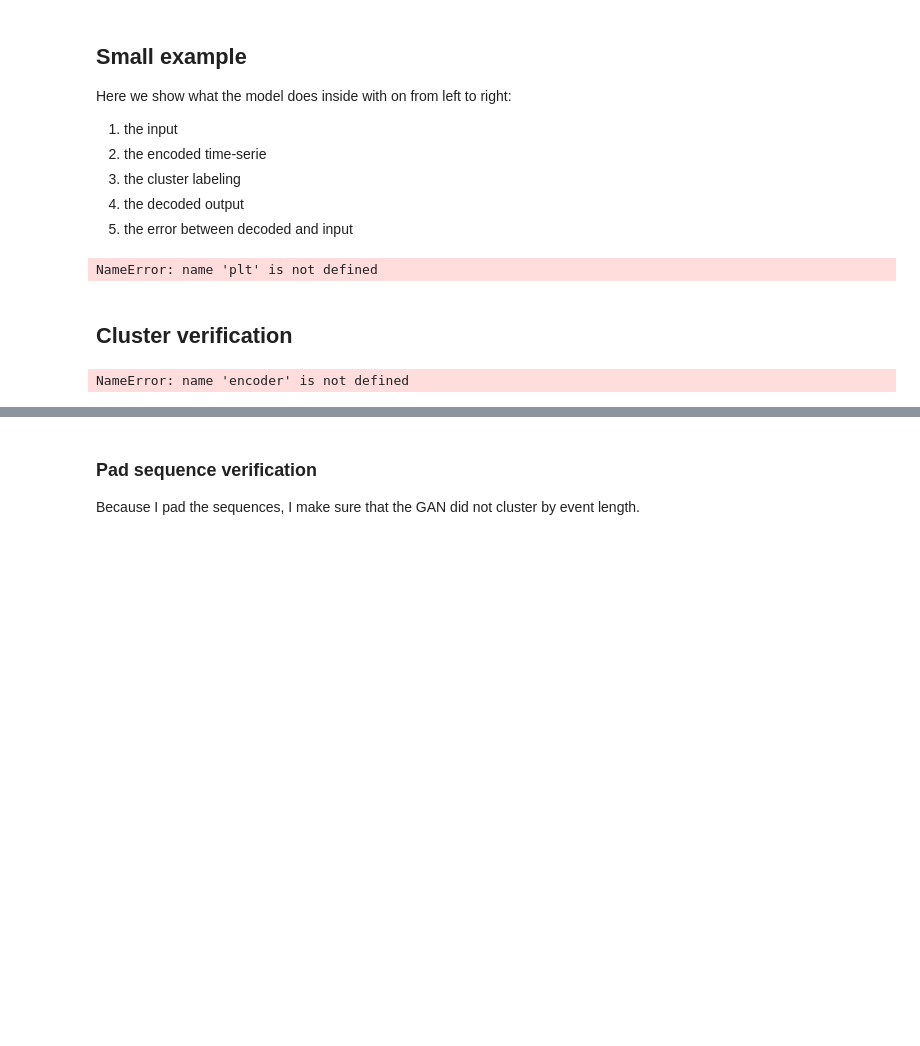
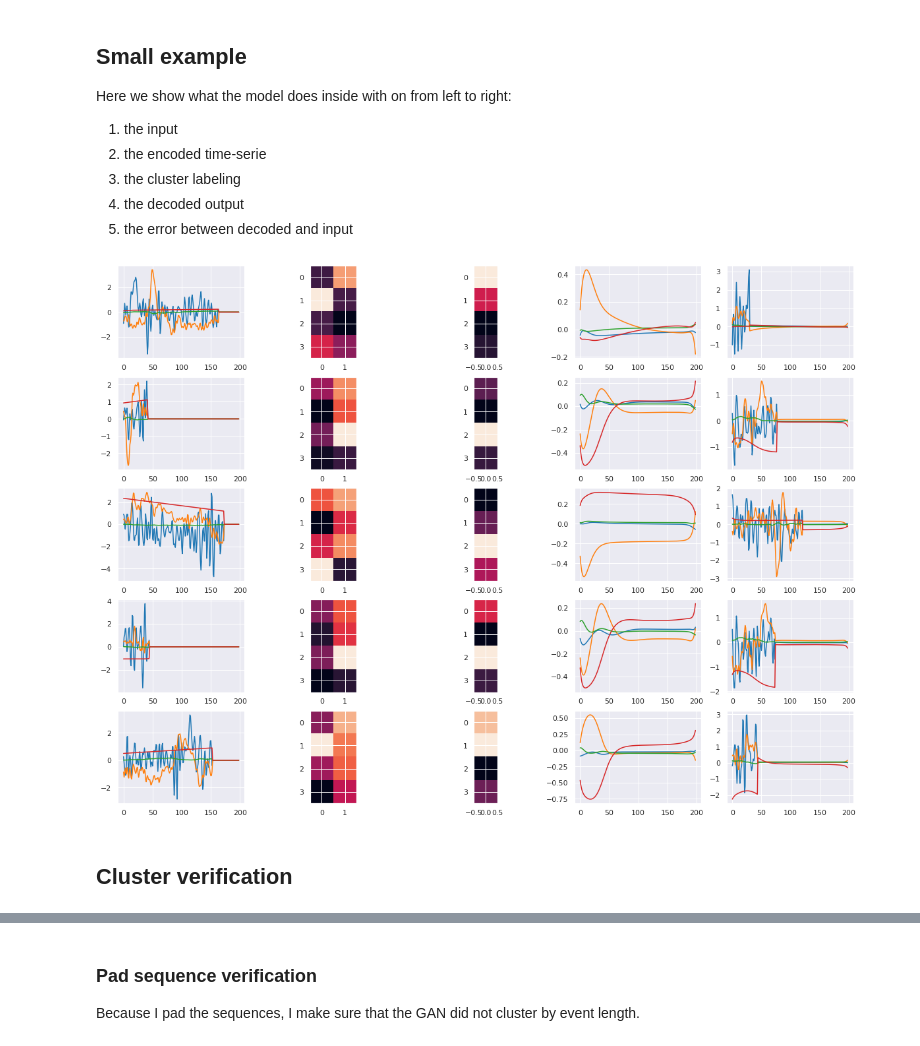
Before and after one commit to sqrx-mckl/driver_behaviour, a Jupyter notebook: notebooks/4_clustering_gan.ipynb, the cells around one changed output, grey strips where cells are left out. Saved outputs shown, nothing was run; the diff lists cells and outputs as text; code cells hidden in the pictures; blank space fills up the shorter version.

```diff
--- a/notebooks/4_clustering_gan.ipynb
+++ b/notebooks/4_clustering_gan.ipynb
@@ -426,28 +421,26 @@ Here we show what the model does inside with on from left to right:
 # %%
 test_batch = 5
 
 fig, axes = plt.subplots(nrows=test_batch, ncols=5)
 fig.set_size_inches(20, 3 * test_batch)
 
 random_batch = np.random.randint(len(test_x), size=test_batch)
 (dec, rep, cat, error) = encoder.predict(test_x[random_batch])
 
 for i in range(test_batch):
     axes[i,0].plot(test_x[i])
-    axes[i,1].imshow(rep[i].reshape(8,4))
+    axes[i,1].imshow(rep[i].reshape(input_dim,int(latent_dim/input_dim)))
     axes[i,2].imshow(cat[i].reshape(cat_dim, 1))
     axes[i,3].plot(dec[i])
     axes[i,4].plot(error[i])
 
 fig.show()
 # %% [output]
-NameError: name 'plt' is not defined
+[figure, added]
 # %% [markdown]
 ## Cluster verification
 # %%
-(dec, rep, cat, error) = encoder.predict(data_x)
+(dec, rep, cat, error) = encoder.predict(test_x)
-# %% [output]
-NameError: name 'encoder' is not defined
 # %%
 from collections import Counter
 
```
Also changed, not shown: parts of 27 cells of this notebook, 4 other files.
